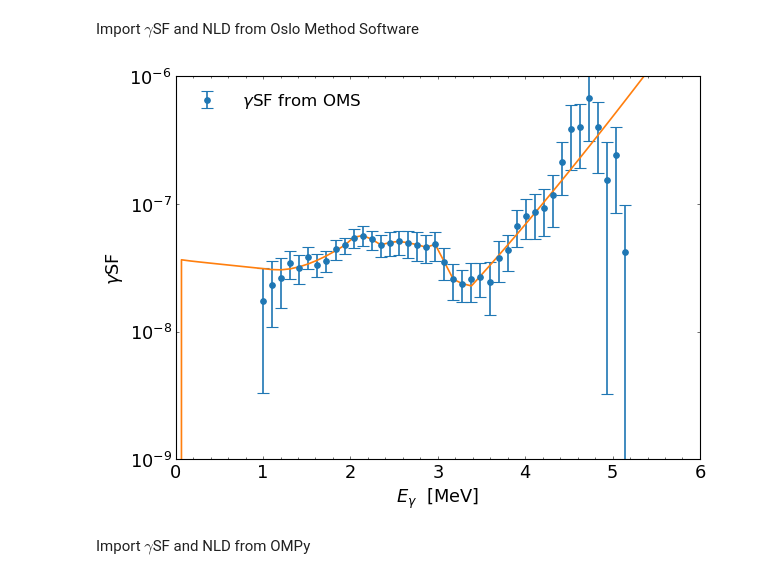
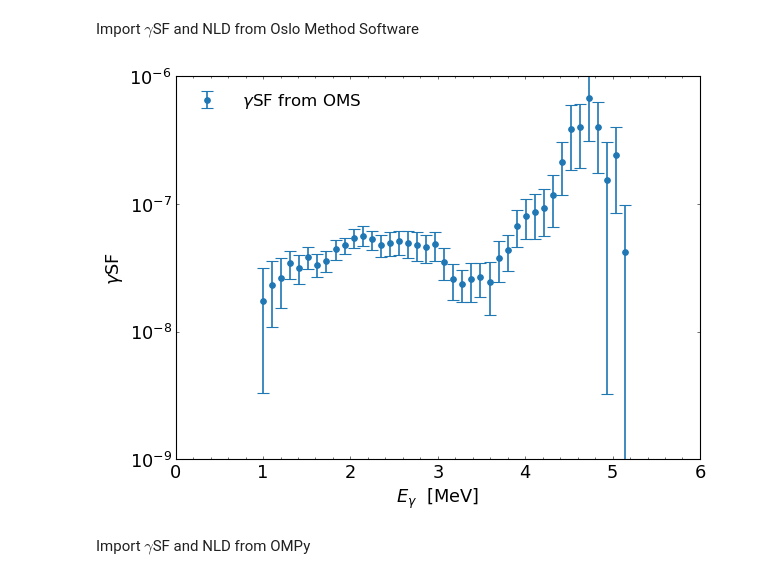
Before and after one commit to tellefs/MasterThesis, a Jupyter notebook: comparing.ipynb, the cells around one changed output. Saved outputs shown, nothing was run; the diff lists cells and outputs as text; code cells hidden in the pictures.

```diff
--- a/comparing.ipynb
+++ b/comparing.ipynb
@@ -123,36 +123,36 @@ def read_OMS(OMS_path):
         gsf_extrapolation[i] = trans_raw[i]/(2*3.14*energy_gsf_extrapolation[i]**3)
 
 
     gsf_values = [energy_gsf_OMS, gsf_OMS, gsf_OMS_error]
-    nld_values = [energy_nld_OMS, nld_OMS, nld_OMS_error, discrete_levels, fermigas, rhoSn, rhoSn_error, Sn]
+    nld_values = [energy_nld_OMS, nld_OMS, nld_OMS_error, discrete_levels, fermigas, rhoSn, rhoSn_error, Sn, n0_CT, n1_CT]
     return gsf_values, nld_values
 
 gsf_values = read_OMS('analysis/OMS/02_FEB/')[0]
 
 energy_gsf_OMS = gsf_values[0]
 gsf_OMS = gsf_values[1]
 gsf_OMS_error = gsf_values[2]
 
 fig, ax = plt.subplots()
 
 #OMS-analysis
 ax.errorbar(x=energy_gsf_OMS, y=gsf_OMS, yerr=gsf_OMS_error, marker='o', linestyle='', label=' $\gamma$SF from OMS')
 
 #extrapolation from OMS-analysis
-plt.plot(energy_gsf_extrapolation[:80], gsf_extrapolation[:80])
+#plt.plot(energy_gsf_extrapolation[:80], gsf_extrapolation[:80])
 
 ax.set_ylim(1e-9, 1e-6)
 ax.set_xlim(0, 6)
 ax.set_yscale('log')
 ax.yaxis.set_minor_locator(AutoMinorLocator())
 ax.xaxis.set_minor_locator(AutoMinorLocator())
 ax.set_xlabel('$E_\gamma$  [MeV]')
 ax.set_ylabel('$\gamma$SF')
 ax.legend(fontsize=15)
 
 fig.show()
 # %% [output]
-[figure, old version]
+[figure, new version]
 # %%
 #datetimes = ['02-04_17:11:09', '02-04_22:42:51', '02-04_15:39:51', '02-08_09:57:20']
 #datetimes = ['02-22_17:36:16', '02-23_10:02:57', '02-23_13:03:23']
```
Also changed, not shown: parts of 5 cells of this notebook.
